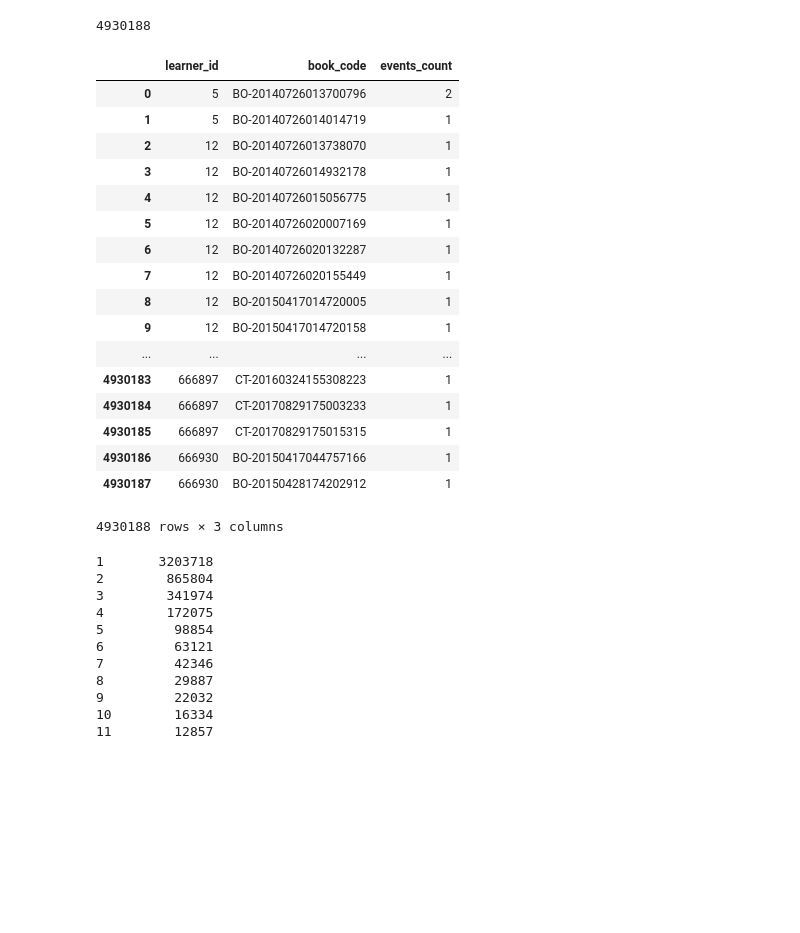
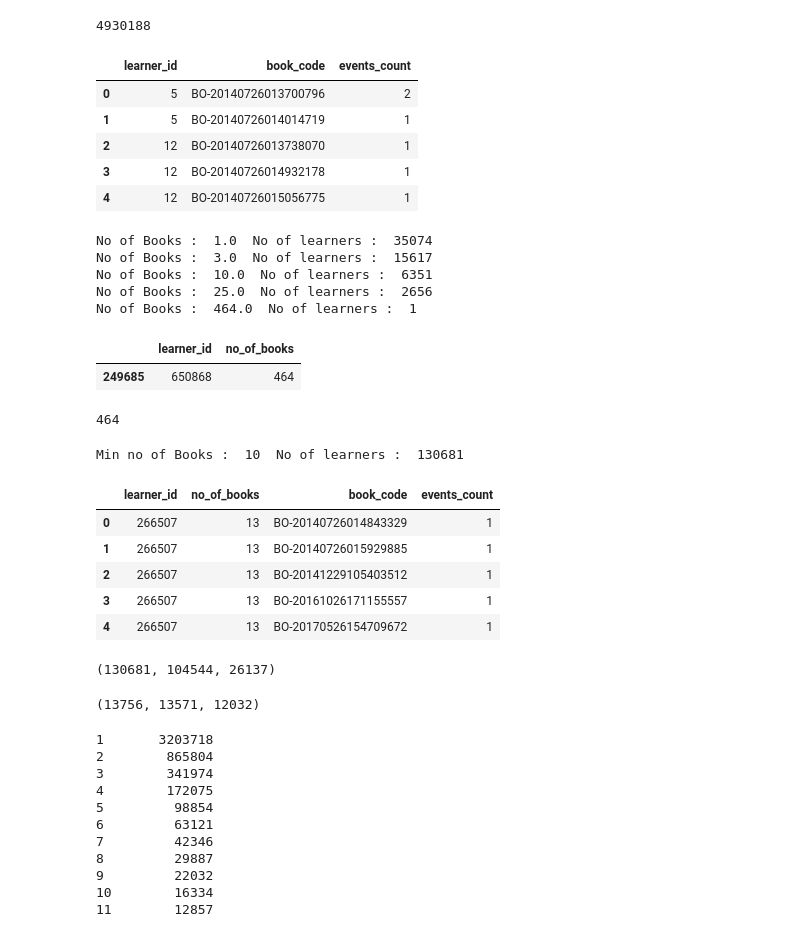
Before and after one commit to raviraju/recommender_system, a Jupyter notebook: books_recommender/preprocessed_data/filter learner book close events.ipynb, the cells around one changed output. Cells and saved outputs as stored; diff of their text form; code cells hidden in the pictures; blank space fills up the shorter version.

Commit message:
tested books recommender

```diff
--- a/books_recommender/preprocessed_data/filter learner book close events.ipynb
+++ b/books_recommender/preprocessed_data/filter learner book close events.ipynb
@@ -7,23 +7,40 @@ len(df)
 # %% [output]
 4930188
 # %%
-df
+df.head()
 # %% [output]
 |  | learner_id | book_code | events_count |
 | 0 | 5 | BO-20140726013700796 | 2 |
 | 1 | 5 | BO-20140726014014719 | 1 |
 | 2 | 12 | BO-20140726013738070 | 1 |
 | 3 | 12 | BO-20140726014932178 | 1 |
 | 4 | 12 | BO-20140726015056775 | 1 |
-| 5 | 12 | BO-20140726020007169 | 1 |
-| 6 | 12 | BO-20140726020132287 | 1 |
-| 7 | 12 | BO-20140726020155449 | 1 |
-| 8 | 12 | BO-20150417014720005 | 1 |
-| 9 | 12 | BO-20150417014720158 | 1 |
-| ... | ... | ... | ... |
-| 4930183 | 666897 | CT-20160324155308223 | 1 |
-| 4930184 | 666897 | CT-20170829175003233 | 1 |
-| 4930185 | 666897 | CT-20170829175015315 | 1 |
-| 4930186 | 666930 | BO-20150417044757166 | 1 |
-| 4930187 | 666930 | BO-20150428174202912 | 1 |
-4930188 rows × 3 columns
+# %%
+lbdf = df.groupby('learner_id').agg({'book_code' : 'count'}).rename(columns={'book_code' : 'no_of_books'}).reset_index()
+dist = lbdf['no_of_books'].describe()
+no_of_books_list = [dist['min'], dist['25%'], dist['50%'], dist['75%'], dist['max']]
+for no_of_books in no_of_books_list:
+    print("No of Books : ", no_of_books, " No of learners : ", len(lbdf[lbdf['no_of_books'] == no_of_books]))
+# %% [output]
+No of Books :  1.0  No of learners :  35074
+No of Books :  3.0  No of learners :  15617
+No of Books :  10.0  No of learners :  6351
+No of Books :  25.0  No of learners :  2656
+No of Books :  464.0  No of learners :  1
+# %%
+lbdf[lbdf['no_of_books'] == 464]
+# %% [output]
+|  | learner_id | no_of_books |
+| 249685 | 650868 | 464 |
+# %%
+len(df[df['learner_id'] == 650868]['book_code'].unique())
+# %% [output]
+464
+# %%
+min_no_of_books = 10
+min_lbdf_df = lbdf[lbdf['no_of_books'] >= min_no_of_books]
+print("Min no of Books : ", min_no_of_books,
+      " No of learners : ",
+      len(min_lbdf_df))
+# %% [output]
+Min no of Books :  10  No of learners :  130681
@@ -30,3 +57,20 @@ df
+# %%
+train_data.head()
+# %% [output]
+|  | learner_id | no_of_books | book_code | events_count |
+| 0 | 266507 | 13 | BO-20140726014843329 | 1 |
+| 1 | 266507 | 13 | BO-20140726015929885 | 1 |
+| 2 | 266507 | 13 | BO-20141229105403512 | 1 |
+| 3 | 266507 | 13 | BO-20161026171155557 | 1 |
+| 4 | 266507 | 13 | BO-20170526154709672 | 1 |
+# %%
+len(data['learner_id'].unique()), len(train_data['learner_id'].unique()), len(test_data['learner_id'].unique())
+# %% [output]
+(130681, 104544, 26137)
+# %%
+len(data['book_code'].unique()), len(train_data['book_code'].unique()), len(test_data['book_code'].unique())
+# %% [output]
+(13756, 13571, 12032)
 # %%
 df['events_count'].value_counts()
 # %% [output]
```
Also changed, not shown: parts of 1 cell of this notebook, 6 other files.
